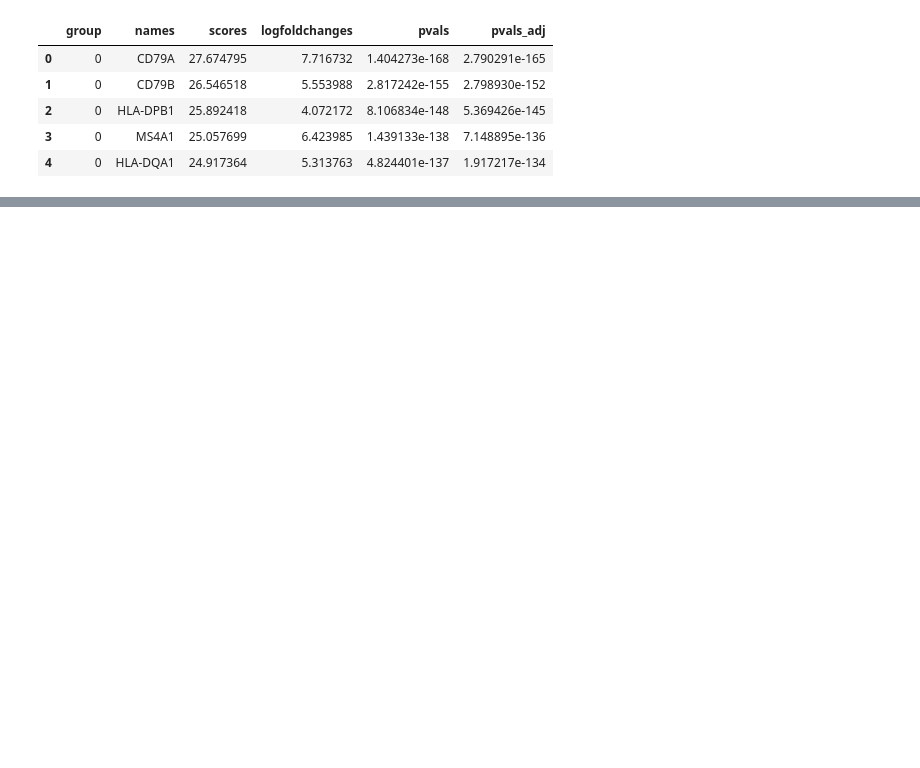
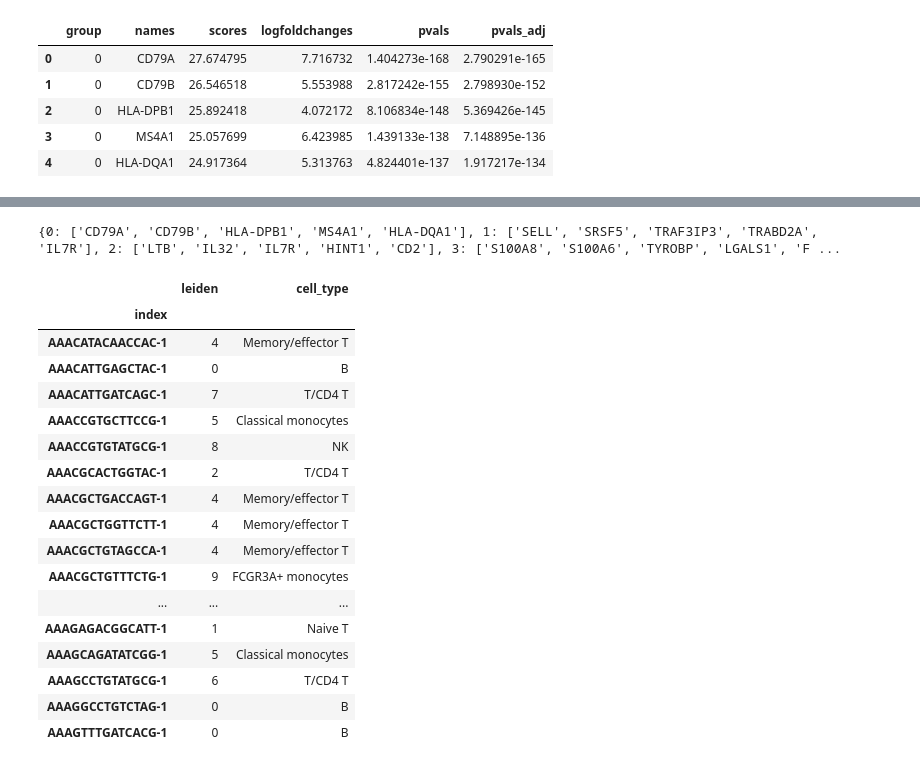
Before and after one commit to yukarachel/sc-RNA-seq-PBMC-3k, a Jupyter notebook: notebooks/01_quality_control.ipynb, the cells around one changed output, grey strips where cells are left out. Drawn from its saved outputs; the diff is of its cells as text; code cells hidden in the pictures; blank space fills up the shorter version.

```diff
--- a/notebooks/01_quality_control.ipynb
+++ b/notebooks/01_quality_control.ipynb
@@ -314,0 +360,47 @@ result.head()
+# %%
+characteristic_genes = {}
+for i in range(13):
+    genes = top5[top5["group"] == str(i)]["names"].tolist()
+    characteristic_genes[i] = genes
+
+print(characteristic_genes)
+# %% [output]
+{0: ['CD79A', 'CD79B', 'HLA-DPB1', 'MS4A1', 'HLA-DQA1'], 1: ['SELL', 'SRSF5', 'TRAF3IP3', 'TRABD2A', 'IL7R'], 2: ['LTB', 'IL32', 'IL7R', 'HINT1', 'CD2'], 3: ['S100A8', 'S100A6', 'TYROBP', 'LGALS1', 'F ...
+# %%
+cluster_to_celltype = {
+    "0": "B",
+    "1": "Naive T",
+    "2": "T/CD4 T",
+    "3": "Classical monocytes",
+    "4": "Memory/effector T",
+    "5": "Classical monocytes",
+    "6": "T/CD4 T",
+    "7": "T/CD4 T",
+    "8": "NK",
+    "9": "FCGR3A+ monocytes",
+    "10": "NK/cytotoxic lymphocytes",
+    "11": "Dendritic/antigen-presenting",
+    "12": "Megakaryocytes",
+}
+# map the cluster numbers to the new labels
+adata.obs["cell_type"] = adata.obs["leiden"].map(cluster_to_celltype)
+adata.obs[["leiden", "cell_type"]].head(20)
+# %% [output]
+|  | leiden | cell_type |
+| index |  |  |
+| AAACATACAACCAC-1 | 4 | Memory/effector T |
+| AAACATTGAGCTAC-1 | 0 | B |
+| AAACATTGATCAGC-1 | 7 | T/CD4 T |
+| AAACCGTGCTTCCG-1 | 5 | Classical monocytes |
+| AAACCGTGTATGCG-1 | 8 | NK |
+| AAACGCACTGGTAC-1 | 2 | T/CD4 T |
+| AAACGCTGACCAGT-1 | 4 | Memory/effector T |
+| AAACGCTGGTTCTT-1 | 4 | Memory/effector T |
+| AAACGCTGTAGCCA-1 | 4 | Memory/effector T |
+| AAACGCTGTTTCTG-1 | 9 | FCGR3A+ monocytes |
+| ... | ... | ... |
+| AAAGAGACGGCATT-1 | 1 | Naive T |
+| AAAGCAGATATCGG-1 | 5 | Classical monocytes |
+| AAAGCCTGTATGCG-1 | 6 | T/CD4 T |
+| AAAGGCCTGTCTAG-1 | 0 | B |
+| AAAGTTTGATCACG-1 | 0 | B |
```
Also changed, not shown: parts of 15 cells of this notebook.
